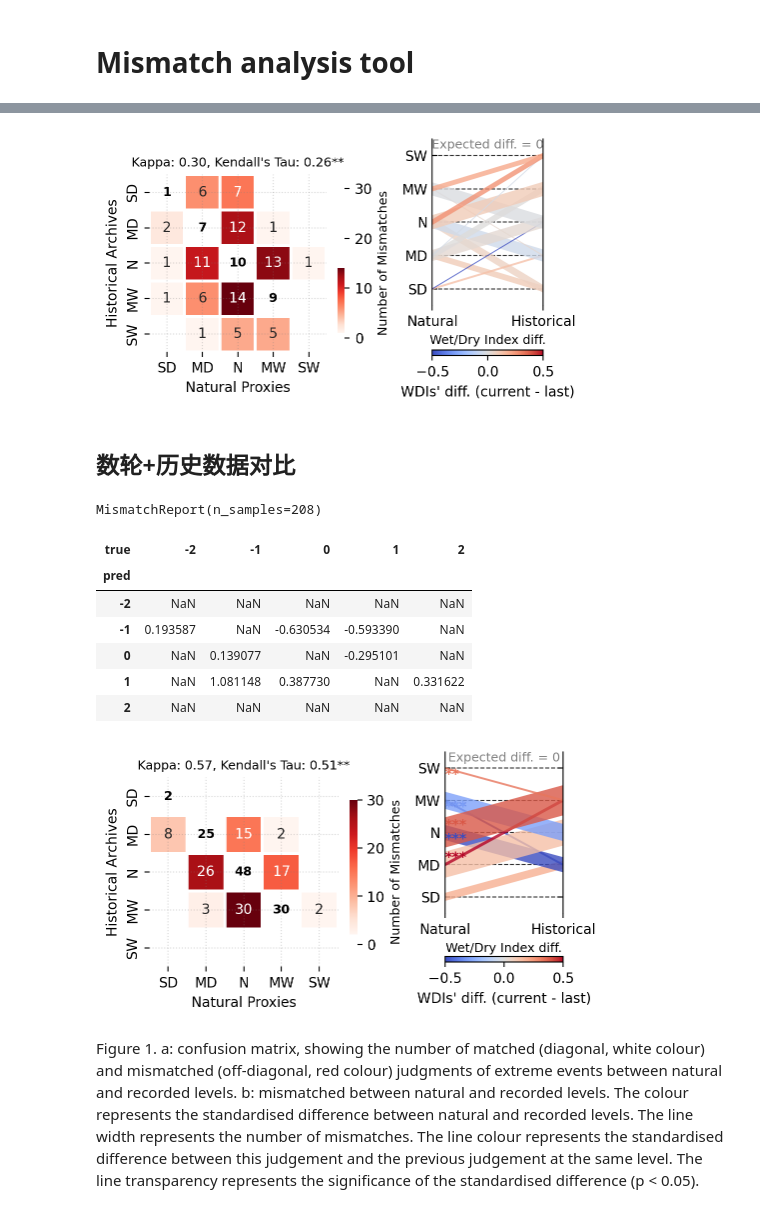
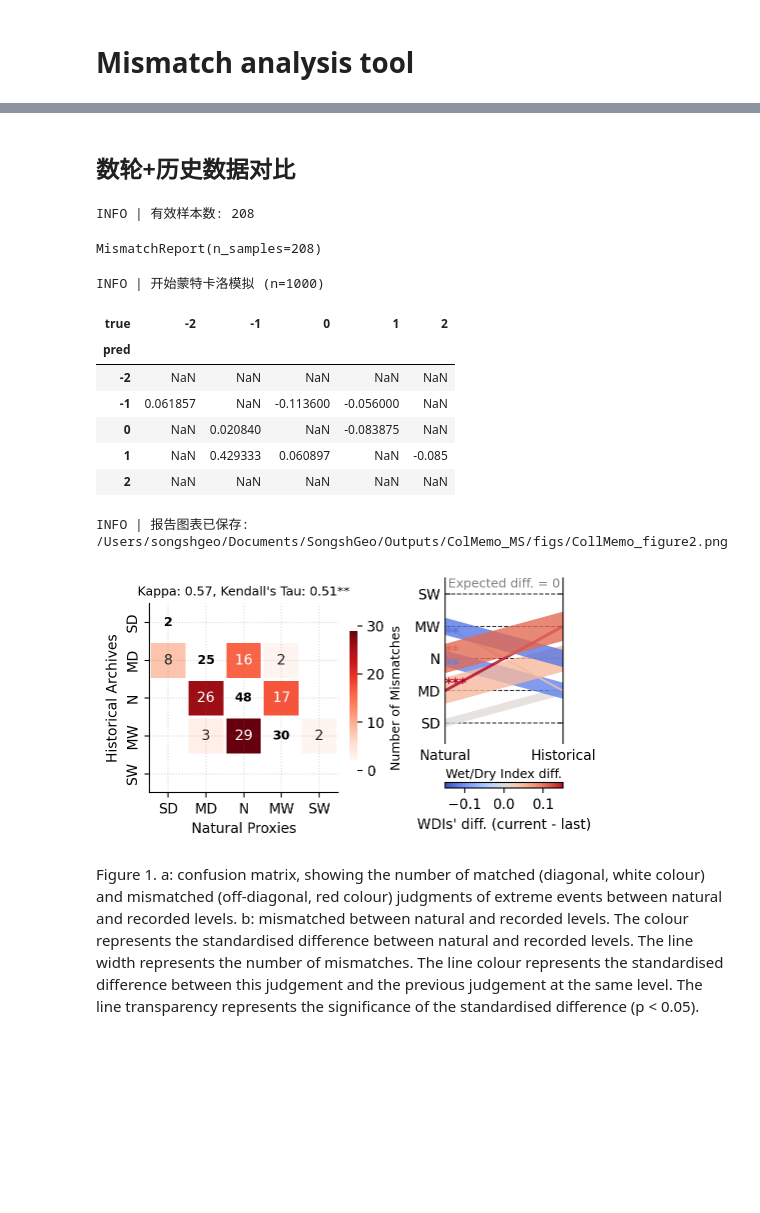
Before and after one commit to SongshGeo/shifting_baseline, a Jupyter notebook: reports/mismatch.ipynb, the cells around one changed output, grey strips where cells are left out. Cells and saved outputs as stored; diff of their text form; code cells hidden in the pictures; blank space fills up the shorter version.

```diff
--- a/reports/mismatch.ipynb
+++ b/reports/mismatch.ipynb
@@ -63,7 +71,3 @@ mismatch_report.plot_heatmap()
-# %%
-mismatch_report.generate_report_figure();
-# %% [output]
-[figure, removed]
 # %% [markdown]
 ## 数轮+历史数据对比
 # %%
@@ -81,23 +85,26 @@ pred, true = history.aggregate(
 mismatch_report = MismatchReport(
     pred=classify(pred, handle_na="skip"),
     true=classify(true, handle_na="skip"),
-    value_series=pred,
+    value_series=true,
 )
 mismatch_report
 mismatch_report.analyze_error_patterns()
 # %% [output]
-MismatchReport(n_samples=208)
+INFO | 有效样本数: 208
+MismatchReport(n_samples=208)
+INFO | 开始蒙特卡洛模拟 (n=1000)
 | true | -2 | -1 | 0 | 1 | 2 |
 | pred |  |  |  |  |  |
 | -2 | NaN | NaN | NaN | NaN | NaN |
-| -1 | 0.193587 | NaN | -0.630534 | -0.593390 | NaN |
-| 0 | NaN | 0.139077 | NaN | -0.295101 | NaN |
-| 1 | NaN | 1.081148 | 0.387730 | NaN | 0.331622 |
+| -1 | 0.061857 | NaN | -0.113600 | -0.056000 | NaN |
+| 0 | NaN | 0.020840 | NaN | -0.083875 | NaN |
+| 1 | NaN | 0.429333 | 0.060897 | NaN | -0.085 |
 | 2 | NaN | NaN | NaN | NaN | NaN |
 # %%
-mismatch_report.generate_report_figure(figsize=(5.2, 3));
+fig = mismatch_report.generate_report_figure(figsize=(5.2, 3), save_path=cfg.ds.fig2)
 # %% [output]
+INFO | 报告图表已保存: /Users/songshgeo/Documents/SongshGeo/Outputs/ColMemo_MS/figs/CollMemo_figure2.png
-[figure, old version]
+[figure, new version]
 # %% [markdown]
 Figure 1. a: confusion matrix, showing the number of matched (diagonal, white colour) and mismatched (off-diagonal, red colour) judgments of extreme events between natural and recorded levels. b: mismatched between natural and recorded levels. The colour represents the standardised difference between natural and recorded levels. The line width represents the number of mismatches. The line colour represents the standardised difference between this judgement and the previous judgement at the same level. The line transparency represents the significance of the standardised difference (p < 0.05).
 # %%
```
Also changed, not shown: parts of 12 cells of this notebook, 11 other files.
